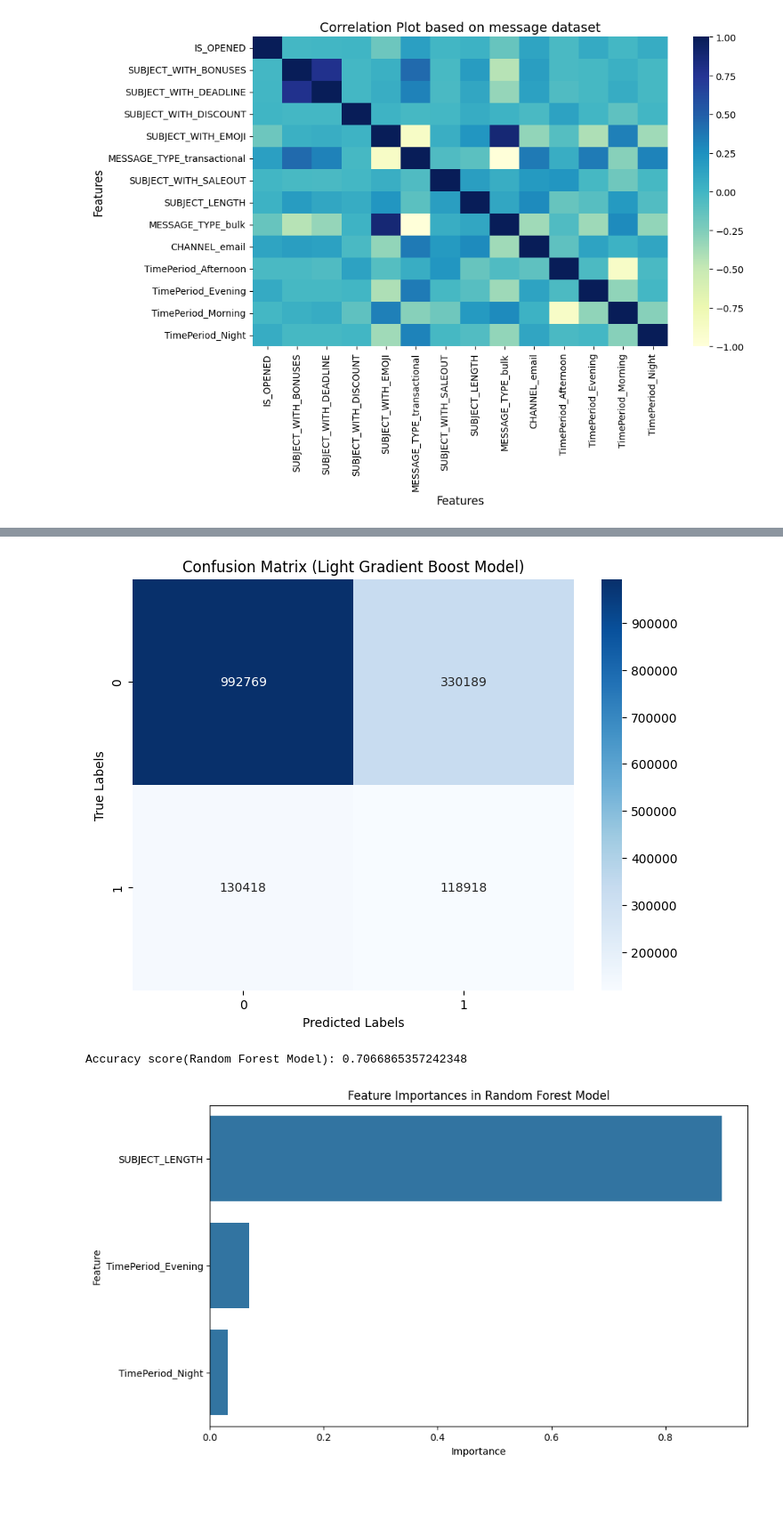
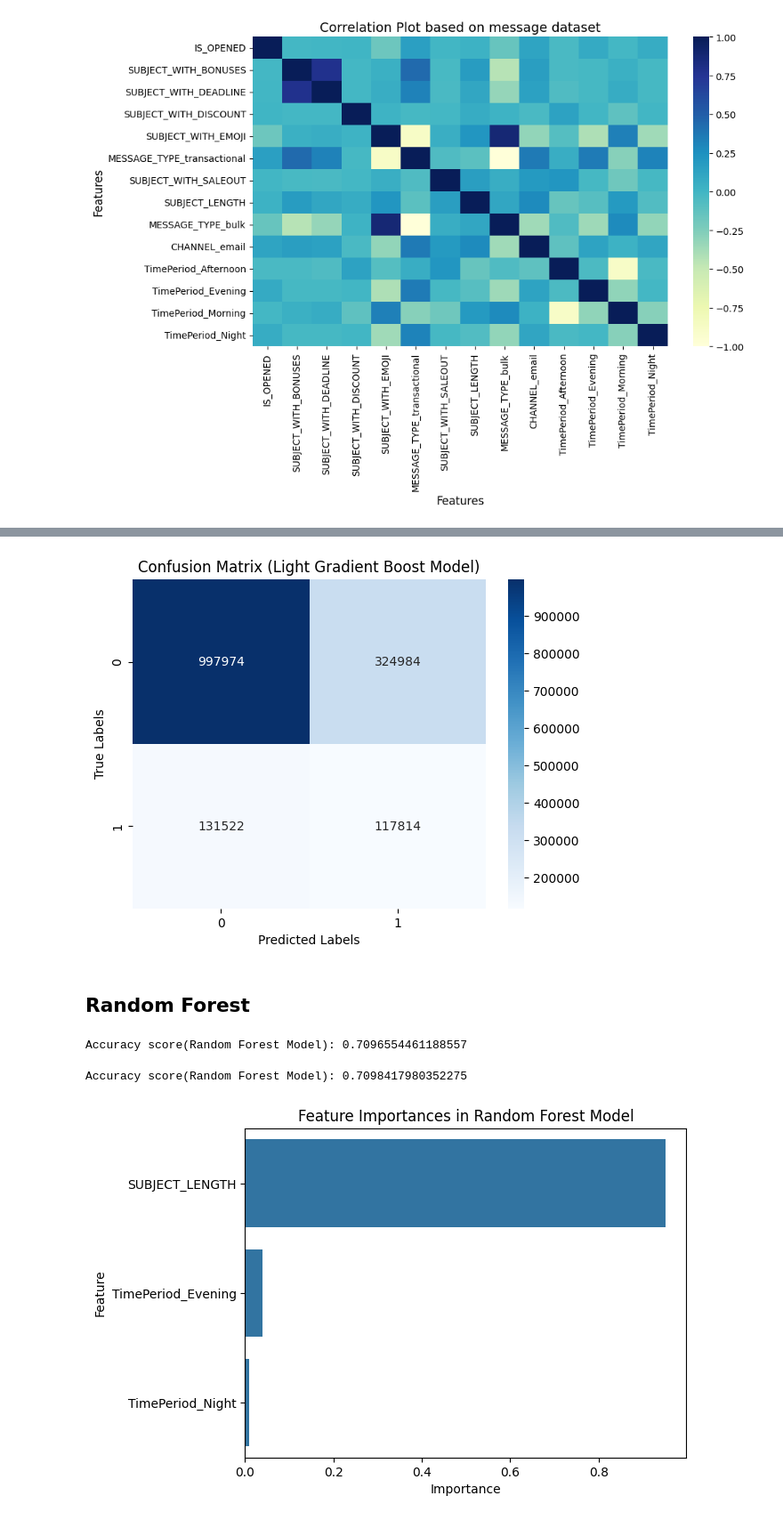
Before and after one commit to enggabhishek/message-distribution-analysis, a Jupyter notebook: Predictive_Analysis.ipynb, the cells around one changed output, grey strips where cells are left out. Shown: that part at 89% size. Drawn from its saved outputs; the diff is of its cells as text; code cells hidden in the pictures; blank space fills up the shorter version.

```diff
--- a/Predictive_Analysis.ipynb
+++ b/Predictive_Analysis.ipynb
@@ -83,6 +86,8 @@ final_message_df['TimePeriod_Morning'] = final_message_df['TimePeriod_Morning'].
 final_message_df['TimePeriod_Night'] = final_message_df['TimePeriod_Night'].apply(convert_to_int)
 # %%
 del messages_df
+# %%
+final_message_df.dropna(inplace=True)
 # %%
 columns = ['SENT_AT', 'Hour', 'CHANNEL_mobile_push']
 # %%
@@ -218,7 +234,6 @@ plt.show()
 #===============================Confusion Matrix LGB=======================
 cm = confusion_matrix(y_test, y_pred_binary)
 # Create a heatmap of the confusion matrix
-plt.figure(figsize=(8, 6))
 sns.heatmap(cm, annot=True, fmt='d', cmap='Blues')
 plt.xlabel('Predicted Labels')
 plt.ylabel('True Labels')
@@ -226,7 +241,9 @@ plt.title(f'Confusion Matrix (Light Gradient Boost Model)')
 plt.show()
 #=========================================================================
 # %% [output]
-[figure, old version]
+[figure, new version]
+# %% [markdown]
+## Random Forest
 # %%
 #==========================Random Forest Model after applying SMOTE========================
 clf_RF = RandomForestClassifier(n_estimators = 100, max_depth = 10,  min_samples_split = 10)
@@ -239,26 +256,49 @@ accuracy = accuracy_score(y_test, y_pred_RF)
 print(f'Accuracy score(Random Forest Model): {accuracy}')
 #==========================================================================================
 # %% [output]
-Accuracy score(Random Forest Model): 0.7066865357242348
+Accuracy score(Random Forest Model): 0.7096554461188557
+# %%
+#=========================Hyper-parameter Tuning of Random Forest=========================================
+param_grid = {
+    'n_estimators': [100, 200, 300],
+    'max_depth': [None, 10, 20, 30],
+    'min_samples_split': [2, 5, 10],
+}
+grid_search = GridSearchCV(estimator=clf_RF, param_grid=param_grid, cv=5, scoring='accuracy', n_jobs=-1)
+grid_search.fit(X_train_smote, y_train_smote)
+best_params = grid_search.best_params_
+#==========================================================================================================
+# %%
+#==========================Random Forest Model after applying Hyper Tuning========================
+clf_RF = RandomForestClassifier(n_estimators = best_params['n_estimators'], max_depth = best_params['max_depth'],  min_samples_split = best_params['min_samples_split'])
+clf_RF.fit(X_train_smote, y_train_smote)
+# Making predictions on the testing data
+y_pred_RF = clf_RF.predict(X_test)
+# Evaluating the accuracy of the model
+accuracy = accuracy_score(y_test, y_pred_RF)
+accuracies.append(['Random Forest', accuracy])
+print(f'Accuracy score(Random Forest Model): {accuracy}')
+#==========================================================================================
+# %% [output]
+Accuracy score(Random Forest Model): 0.7098417980352275
 # %%
 #=========================Feature Importance for Random Forest=======================
 feature_importances = clf_RF.feature_importances_
 
 importance_df = pd.DataFrame({
     'Feature': X_train_smote.columns,
     'Importance': feature_importances
 }).sort_values(by='Importance', ascending=False)
 
 # Plot feature importances
-plt.figure(figsize=(10, 6))
 sns.barplot(data=importance_df, x='Importance', y='Feature')
 plt.title('Feature Importances in Random Forest Model')
 plt.xlabel('Importance')
 plt.ylabel('Feature')
 plt.show()
 #=======================================================================================
 # %% [output]
-[figure, old version]
+[figure, new version]
 # %%
 #=======================Random Forest Classification Report============================
 report_rf = classification_report(y_test, y_pred_RF)
```
Also changed, not shown: parts of 46 cells of this notebook.
